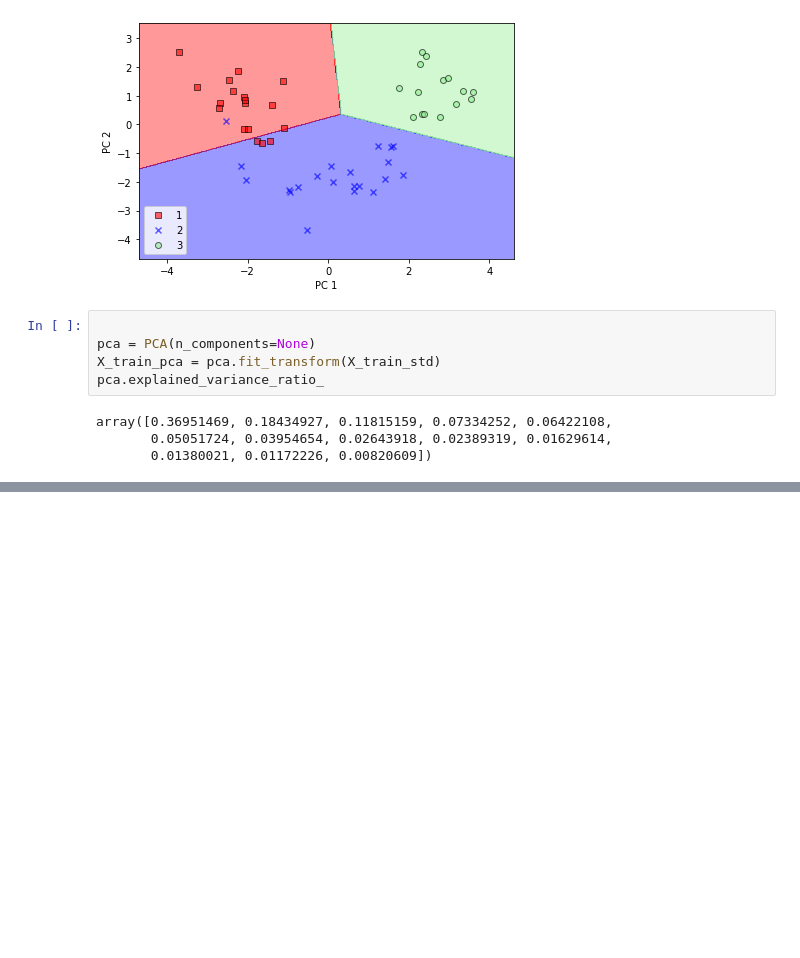
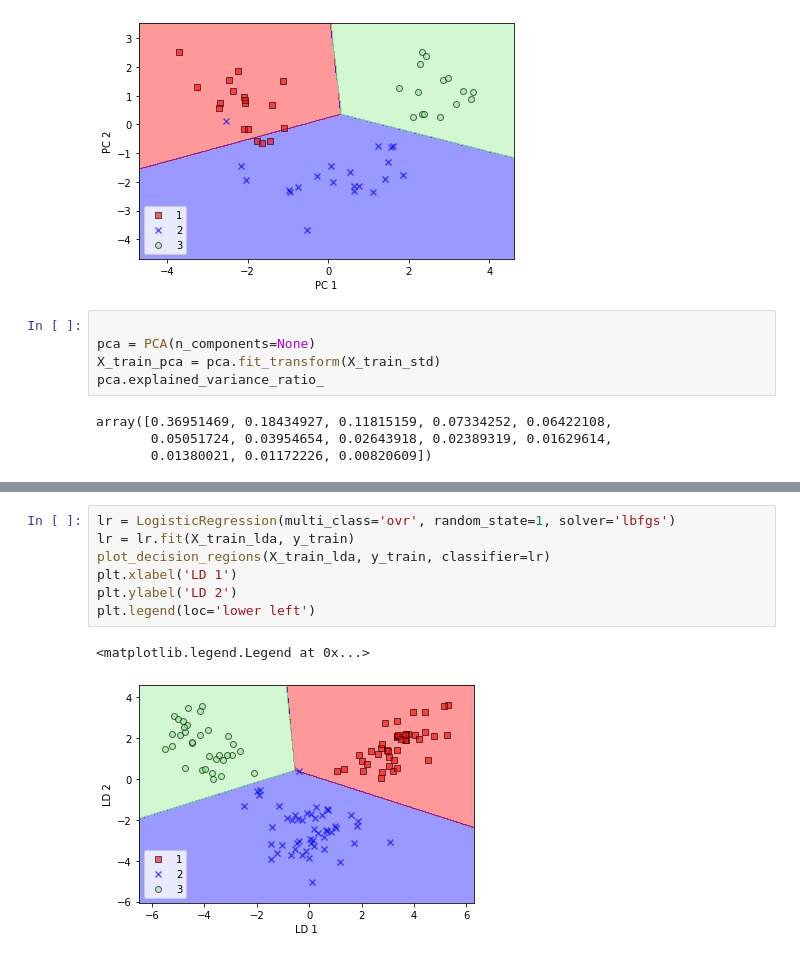
Before and after one commit to 1JigSaW/Book_Python_Machine_Learning, a Jupyter notebook: DATA COMPRESSION BY REDUCING DIMENSIONS.ipynb, the cells around one changed output, grey strips where cells are left out. Saved outputs shown, nothing was run; the diff lists cells and outputs as text; blank space fills up the shorter version.

```diff
--- a/DATA COMPRESSION BY REDUCING DIMENSIONS.ipynb
+++ b/DATA COMPRESSION BY REDUCING DIMENSIONS.ipynb
@@ -151,0 +266,10 @@ array([0.36951469, 0.18434927, 0.11815159, 0.07334252, 0.06422108,
+# %%
+lr = LogisticRegression(multi_class='ovr', random_state=1, solver='lbfgs')
+lr = lr.fit(X_train_lda, y_train)
+plot_decision_regions(X_train_lda, y_train, classifier=lr)
+plt.xlabel('LD 1')
+plt.ylabel('LD 2')
+plt.legend(loc='lower left')
+# %% [output]
+<matplotlib.legend.Legend at 0x...>
+[figure, added]
```
Also changed, not shown: parts of 9 cells of this notebook.
